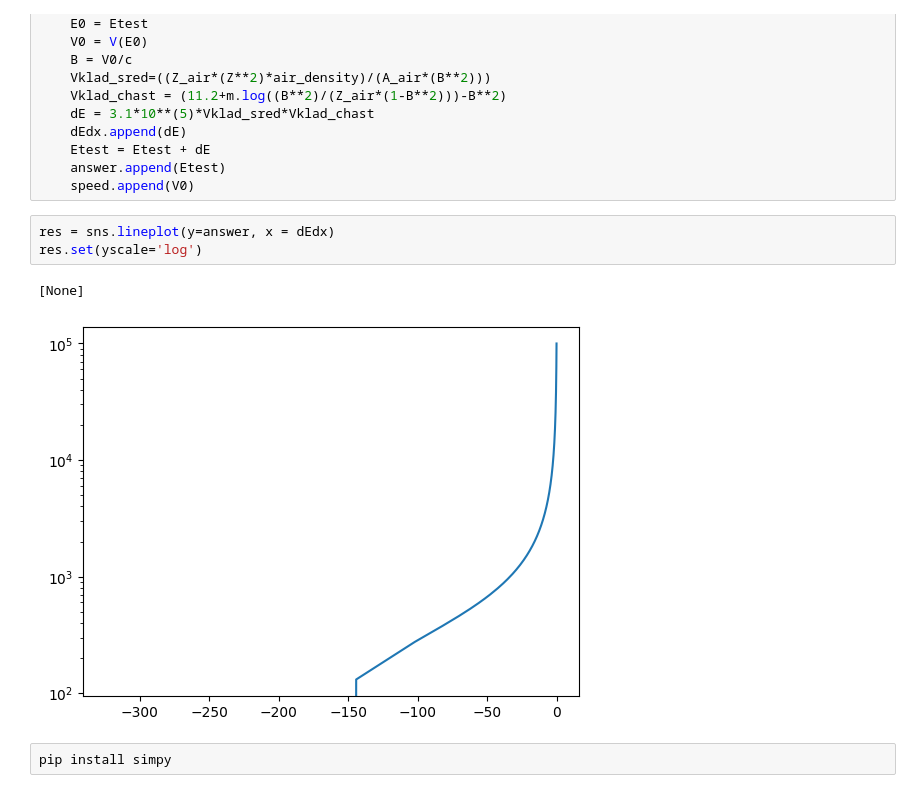
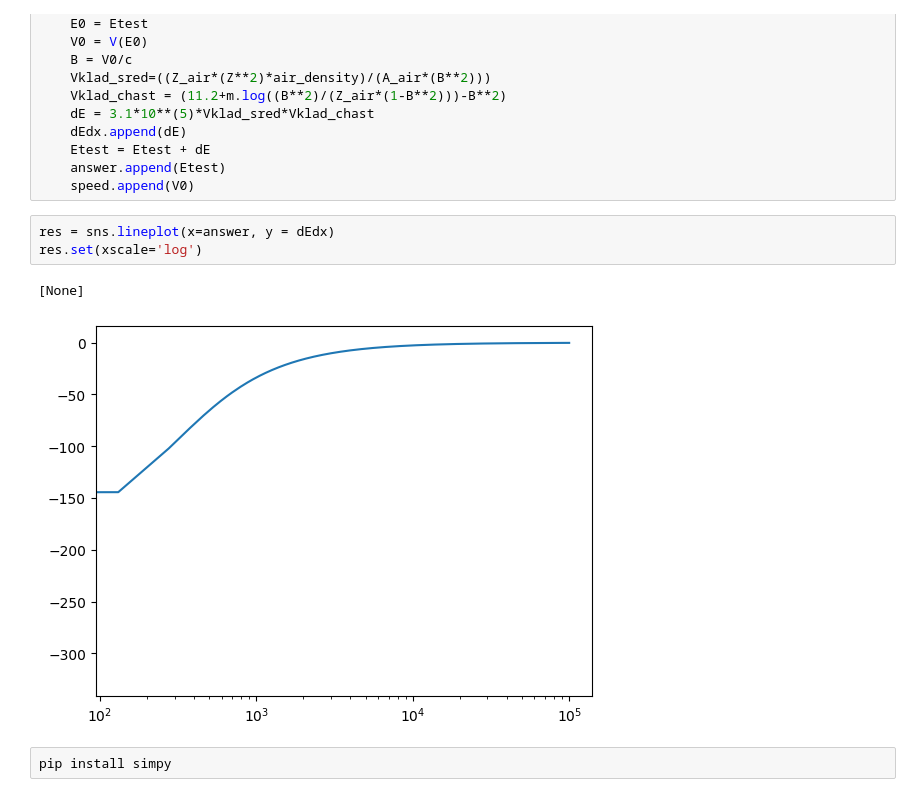
Before and after one commit to StepanKatin/Recoil_separation_Ra223, a Jupyter notebook: deff_recoil_nuclier.ipynb, the cells around one changed output. Cells and saved outputs as stored; diff of their text form.

```diff
--- a/deff_recoil_nuclier.ipynb
+++ b/deff_recoil_nuclier.ipynb
@@ -130,11 +130,11 @@ while Etest > 25:
     answer.append(Etest)
     speed.append(V0)
 # %%
-res = sns.lineplot(y=answer, x = dEdx)
-res.set(yscale='log')
+res = sns.lineplot(x=answer, y = dEdx)
+res.set(xscale='log')
 # %% [output]
 [None]
-[figure, old version]
+[figure, new version]
 # %%
 pip install simpy
 # %% [output]
```
Also changed, not shown: parts of 7 cells of this notebook.
